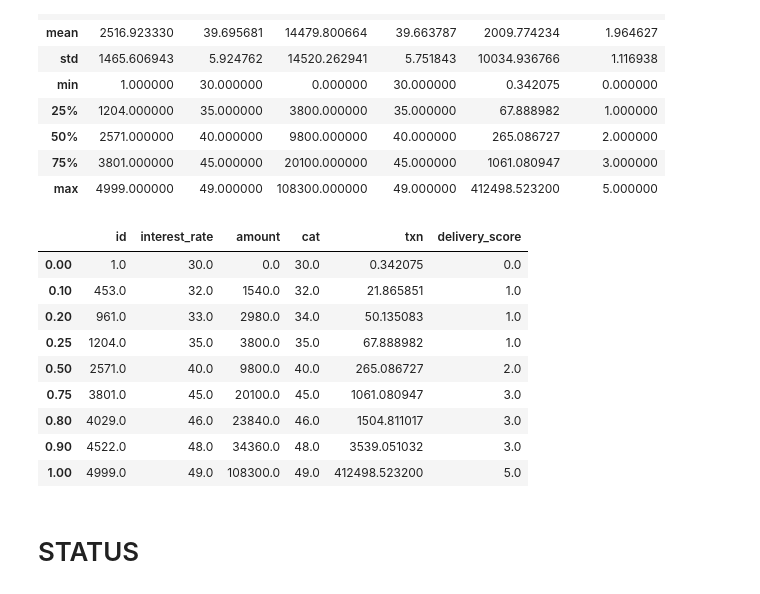
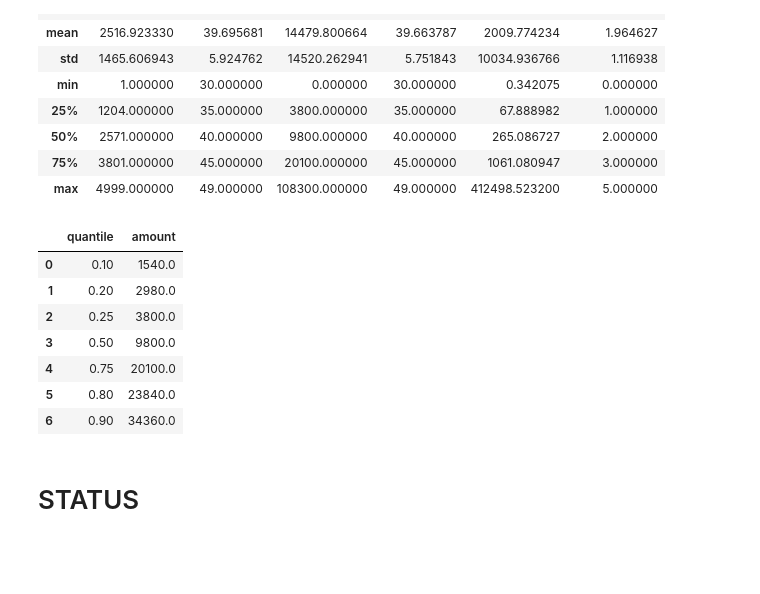
Before and after one commit to andrescerv/rappi_challenge, a Jupyter notebook: data_analysis/00_EDA.ipynb, the cells around one changed output. Drawn from its saved outputs; the diff is of its cells as text; code cells hidden in the pictures; blank space fills up the shorter version.

```diff
--- a/data_analysis/EDA.ipynb
+++ b/data_analysis/00_EDA.ipynb
@@ -84,18 +83,16 @@ df.describe()
 | 75% | 3801.000000 | 45.000000 | 20100.000000 | 45.000000 | 1061.080947 | 3.000000 |
 | max | 4999.000000 | 49.000000 | 108300.000000 | 49.000000 | 412498.523200 | 5.000000 |
 # %%
-df.quantile([0.00,0.10,0.20,0.25,0.50,0.75,0.80,0.90,1.00])
+df['amount'].quantile([0.10,0.20,0.25,0.50,0.75,0.80,0.90]).reset_index().rename(columns={'index':'quantile'})
 # %% [output]
-|  | id | interest_rate | amount | cat | txn | delivery_score |
-| 0.00 | 1.0 | 30.0 | 0.0 | 30.0 | 0.342075 | 0.0 |
-| 0.10 | 453.0 | 32.0 | 1540.0 | 32.0 | 21.865851 | 1.0 |
-| 0.20 | 961.0 | 33.0 | 2980.0 | 34.0 | 50.135083 | 1.0 |
-| 0.25 | 1204.0 | 35.0 | 3800.0 | 35.0 | 67.888982 | 1.0 |
-| 0.50 | 2571.0 | 40.0 | 9800.0 | 40.0 | 265.086727 | 2.0 |
-| 0.75 | 3801.0 | 45.0 | 20100.0 | 45.0 | 1061.080947 | 3.0 |
-| 0.80 | 4029.0 | 46.0 | 23840.0 | 46.0 | 1504.811017 | 3.0 |
-| 0.90 | 4522.0 | 48.0 | 34360.0 | 48.0 | 3539.051032 | 3.0 |
-| 1.00 | 4999.0 | 49.0 | 108300.0 | 49.0 | 412498.523200 | 5.0 |
+|  | quantile | amount |
+| 0 | 0.10 | 1540.0 |
+| 1 | 0.20 | 2980.0 |
+| 2 | 0.25 | 3800.0 |
+| 3 | 0.50 | 9800.0 |
+| 4 | 0.75 | 20100.0 |
+| 5 | 0.80 | 23840.0 |
+| 6 | 0.90 | 34360.0 |
 # %% [markdown]
 # STATUS
 # %%
```
Also changed, not shown: parts of 5 cells of this notebook, 31 other files.
